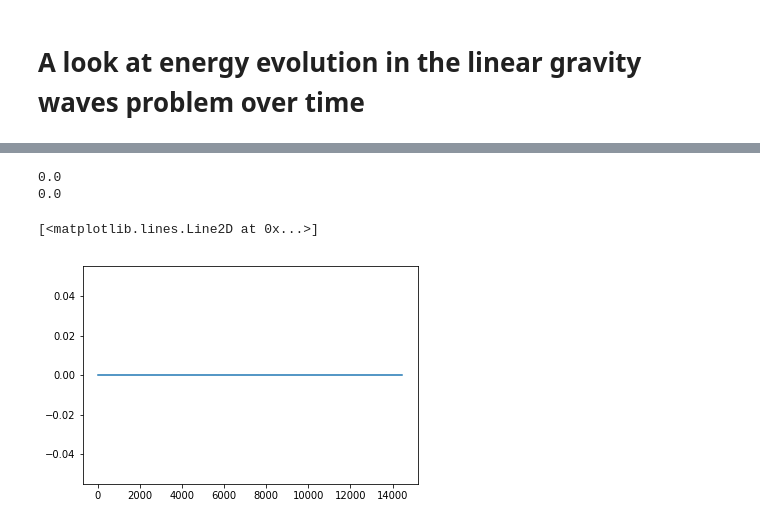
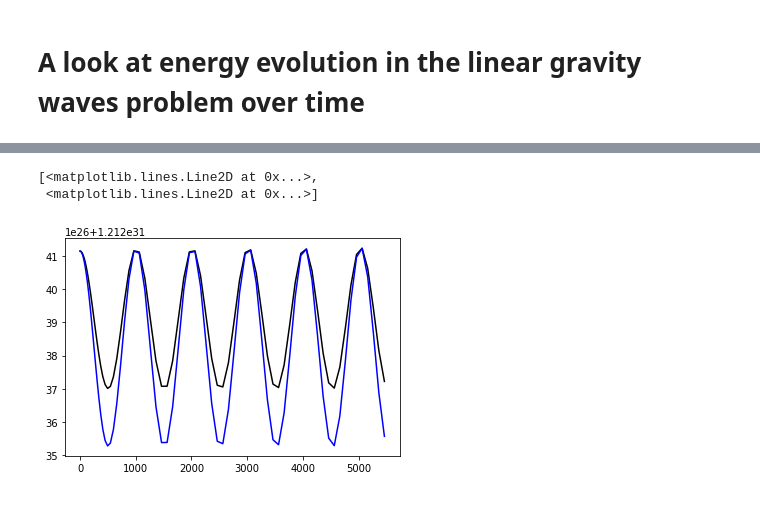
Before and after one commit to JOThurgood/MAESTROeX, a Jupyter notebook: Exec/TEST_PROBLEMS/lgw/analysis/energy_evolution.ipynb, the cells around one changed output, grey strips where cells are left out. Cells and saved outputs as stored; diff of their text form; code cells hidden in the pictures.

```diff
--- a/Exec/TEST_PROBLEMS/lgw/analysis/energy_evolution.ipynb
+++ b/Exec/TEST_PROBLEMS/lgw/analysis/energy_evolution.ipynb
@@ -10,6 +6,11 @@ t, maxU, maxMach, ke, ge, ie, dt = np.loadtxt("../diag_vel.out", skiprows=1, unp
+# %%
+t_rt, maxU_rt, maxMach_rt, ke_rt, ge_rt, ie_rt, dt_rt = np.loadtxt("../rt_v_rp_old/rt.out", skiprows=1, unpack=True)
+t_rp, maxU_rp, maxMach_rp, ke_rp, ge_rp, ie_rp, dt_rp = np.loadtxt("../rt_v_rp_old/rp0.out", skiprows=1, unpack=True)
 # %%
-# ke has been normalised already but is misssing the factor 2
-ke = ke / 2
+# ke has been normalised already but is misssing the factor of a half
+ke_rt = ke_rt / 2
+ke_rp = ke_rp / 2
 # %%
 #ge has not been integrated in x drn
-ge = ge * 1e9
+ge_rt = ge_rt * 1e9
+ge_rp = ge_rp * 1e9
@@ -61,10 +17,3 @@ plt.plot(t,ie-ie[0],'b',t,ge-ge[0],'r+')
-# %%
-# mnn, magnitude of the change is quite close, at least to 1:100
-print(max(abs(ie-ie[0])))
-print(max(abs(ge-ge[0])))
-plt.plot(t,(ie-ie[0])-(ge-ge[0]))
-# %% [output]
-0.0
-0.0
-[<matplotlib.lines.Line2D at 0x...>]
-[figure, removed]
+# %%
+tot_rt = ge_rt + ke_rt + ie_rt
+tot_rp = ge_rp + ke_rp + ie_rp
@@ -70,0 +30,7 @@ plt.plot(t,(ie-ie[0])-(ge-ge[0]))
+# %%
+# total energy
+plt.plot(t_rt,tot_rt,'k', t_rp, tot_rp,'b')
+# %% [output]
+[<matplotlib.lines.Line2D at 0x...>,
+ <matplotlib.lines.Line2D at 0x...>]
+[figure, added]
```
Also changed, not shown: parts of 18 cells of this notebook, 4 other files.
